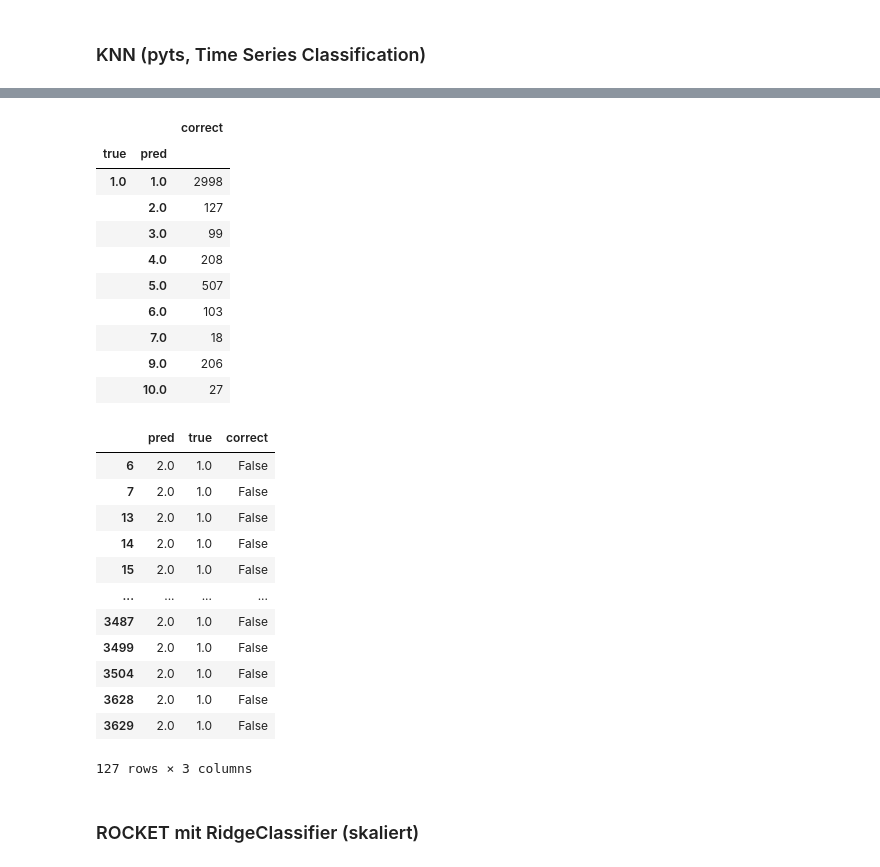
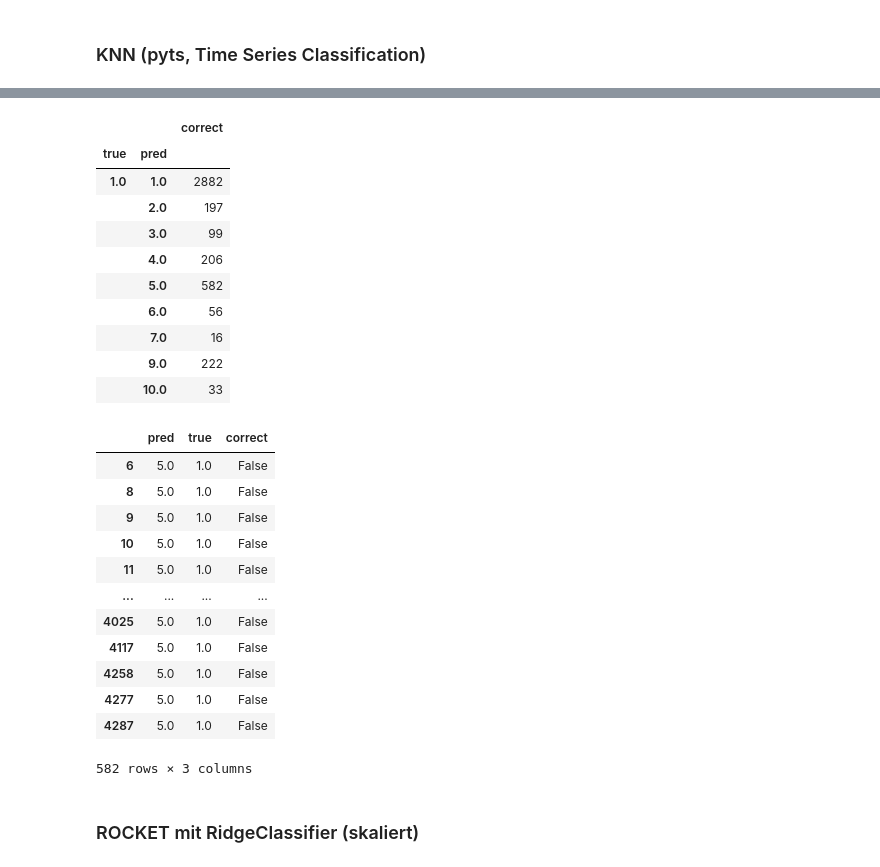
Before and after one commit to dan-vp/app_projekt, a Jupyter notebook: app_projekt_6.ipynb, the cells around one changed output, grey strips where cells are left out. Cells and saved outputs as stored; diff of their text form; code cells hidden in the pictures.

```diff
--- a/app_projekt_6.ipynb
+++ b/app_projekt_6.ipynb
@@ -708,7 +696,7 @@ import pickle
 
 
 start = time.time()
-pyts_knn = pyts_KNN(n_neighbors = 10)
+pyts_knn = pyts_KNN(n_neighbors = 10, weights = "distance", p = 1)
 pyts_knn.fit(X_train_steps_sc, y_train_steps)
 print(pyts_knn.score(X_test_steps_sc, y_test_steps))
 end = time.time()
@@ -754,31 +742,31 @@ eval_knn[eval_knn.true == 1].groupby(["true", "pred"]).count()
 # %% [output]
 |  |  | correct |
 | true | pred |  |
-| 1.0 | 1.0 | 2998 |
-|  | 2.0 | 127 |
+| 1.0 | 1.0 | 2882 |
+|  | 2.0 | 197 |
 |  | 3.0 | 99 |
-|  | 4.0 | 208 |
-|  | 5.0 | 507 |
-|  | 6.0 | 103 |
-|  | 7.0 | 18 |
-|  | 9.0 | 206 |
-|  | 10.0 | 27 |
+|  | 4.0 | 206 |
+|  | 5.0 | 582 |
+|  | 6.0 | 56 |
+|  | 7.0 | 16 |
+|  | 9.0 | 222 |
+|  | 10.0 | 33 |
 # %%
-eval_knn[(eval_knn.true == 1) & (eval_knn.pred == 2)]
+eval_knn[(eval_knn.true == 1) & (eval_knn.pred == 5)]
 # %% [output]
 |  | pred | true | correct |
-| 6 | 2.0 | 1.0 | False |
-| 7 | 2.0 | 1.0 | False |
-| 13 | 2.0 | 1.0 | False |
-| 14 | 2.0 | 1.0 | False |
-| 15 | 2.0 | 1.0 | False |
+| 6 | 5.0 | 1.0 | False |
+| 8 | 5.0 | 1.0 | False |
+| 9 | 5.0 | 1.0 | False |
+| 10 | 5.0 | 1.0 | False |
+| 11 | 5.0 | 1.0 | False |
 | ... | ... | ... | ... |
-| 3487 | 2.0 | 1.0 | False |
-| 3499 | 2.0 | 1.0 | False |
-| 3504 | 2.0 | 1.0 | False |
-| 3628 | 2.0 | 1.0 | False |
-| 3629 | 2.0 | 1.0 | False |
+| 4025 | 5.0 | 1.0 | False |
+| 4117 | 5.0 | 1.0 | False |
+| 4258 | 5.0 | 1.0 | False |
+| 4277 | 5.0 | 1.0 | False |
+| 4287 | 5.0 | 1.0 | False |
-127 rows × 3 columns
+582 rows × 3 columns
 # %% [markdown]
 ### ROCKET mit RidgeClassifier (skaliert)
 # %%
```
Also changed, not shown: parts of 26 cells of this notebook.
